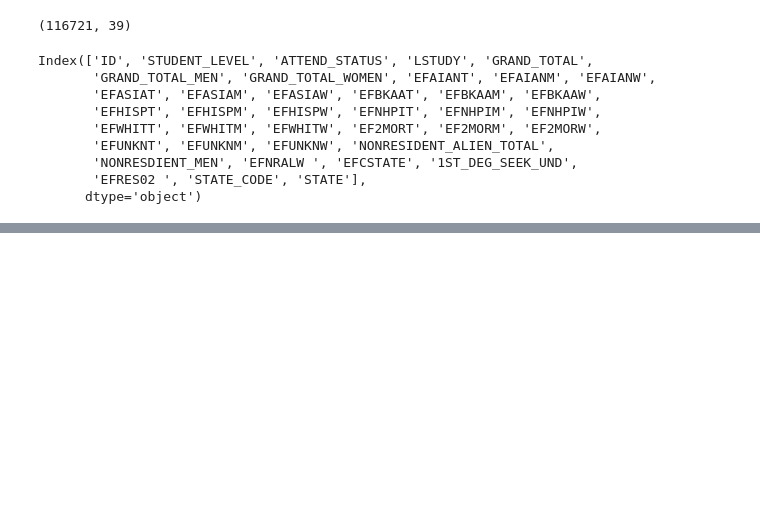
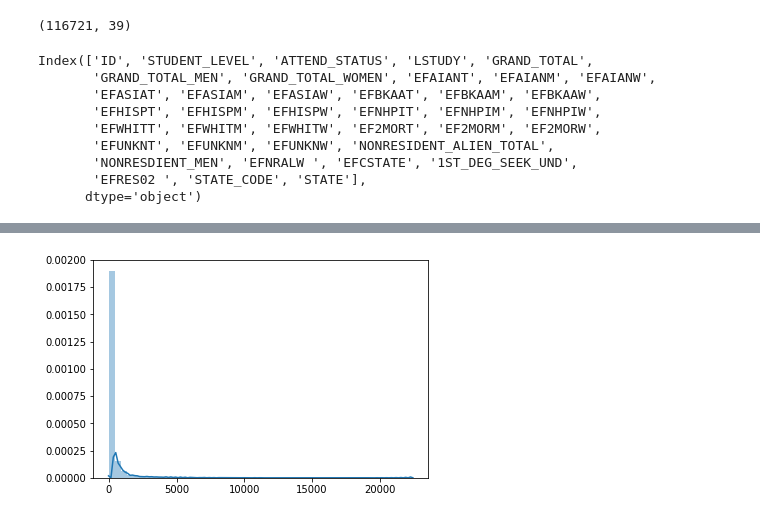
Before and after one commit to carlos-datascientist/education, a Jupyter notebook: education_EDA.ipynb, the cells around one changed output, grey strips where cells are left out. Saved outputs shown, nothing was run; the diff lists cells and outputs as text; code cells hidden in the pictures; blank space fills up the shorter version.

```diff
--- a/education_EDA.ipynb
+++ b/education_EDA.ipynb
@@ -193,0 +214,5 @@ Index(['ID', 'STUDENT_LEVEL', 'ATTEND_STATUS', 'LSTUDY', 'GRAND_TOTAL',
+# %%
+# Distribution for hispanic women
+sns.distplot(np.asarray(df_merge['EFHISPW']));
+# %% [output]
+[figure, added]
```
Also changed, not shown: parts of 3 cells of this notebook.
